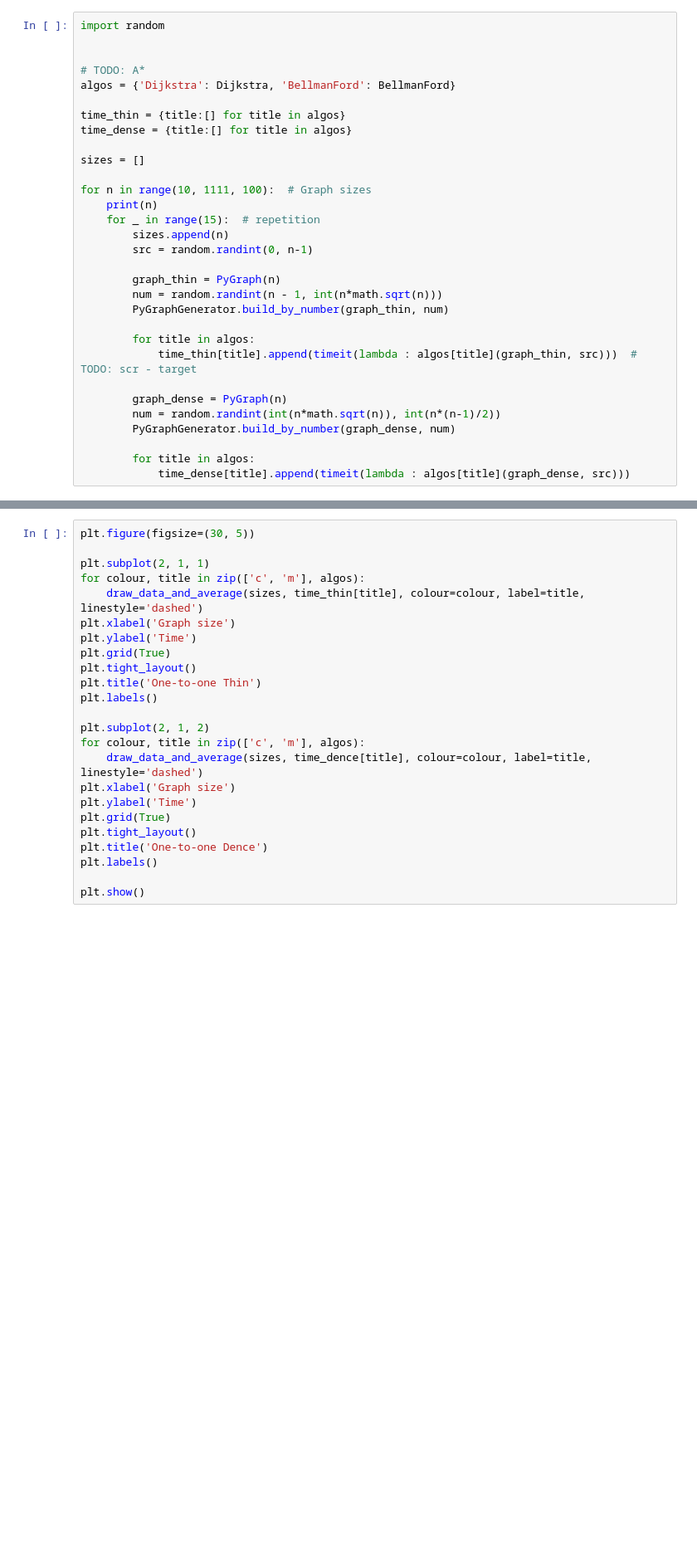
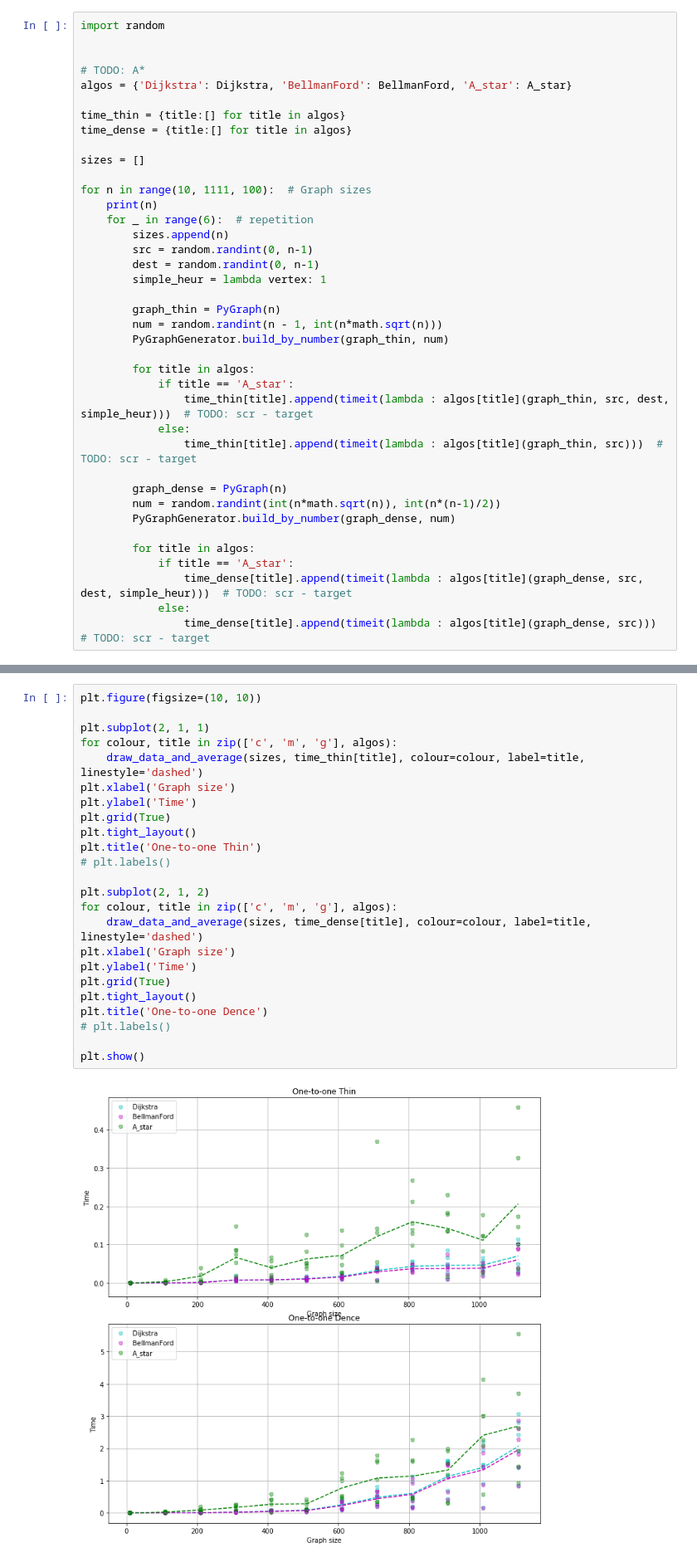
Before and after one commit to k4black/lab2_shortest_path, a Jupyter notebook: shortest_path.ipynb, the cells around one changed output, grey strips where cells are left out. Shown: that part at 83% size. Cells and saved outputs as stored; diff of their text form; blank space fills up the shorter version.

```diff
--- a/shortest_path.ipynb
+++ b/shortest_path.ipynb
@@ -141,7 +156,7 @@ import random
 
 
 # TODO: A*
-algos = {'Dijkstra': Dijkstra, 'BellmanFord': BellmanFord}
+algos = {'Dijkstra': Dijkstra, 'BellmanFord': BellmanFord, 'A_star': A_star}
 
 time_thin = {title:[] for title in algos}
 time_dense = {title:[] for title in algos}
@@ -150,20 +165,28 @@ sizes = []
 
 for n in range(10, 1111, 100):  # Graph sizes
     print(n)
-    for _ in range(15):  # repetition
+    for _ in range(6):  # repetition
         sizes.append(n)
         src = random.randint(0, n-1)
+        dest = random.randint(0, n-1)
+        simple_heur = lambda vertex: 1
 
         graph_thin = PyGraph(n)
         num = random.randint(n - 1, int(n*math.sqrt(n)))
         PyGraphGenerator.build_by_number(graph_thin, num)
 
         for title in algos:
-            time_thin[title].append(timeit(lambda : algos[title](graph_thin, src)))  # TODO: scr - target
+            if title == 'A_star':
+                time_thin[title].append(timeit(lambda : algos[title](graph_thin, src, dest, simple_heur)))  # TODO: scr - target
+            else:
+                time_thin[title].append(timeit(lambda : algos[title](graph_thin, src)))  # TODO: scr - target
 
         graph_dense = PyGraph(n)
         num = random.randint(int(n*math.sqrt(n)), int(n*(n-1)/2))
         PyGraphGenerator.build_by_number(graph_dense, num)
 
         for title in algos:
-            time_dense[title].append(timeit(lambda : algos[title](graph_dense, src)))
+            if title == 'A_star':
+                time_dense[title].append(timeit(lambda : algos[title](graph_dense, src, dest, simple_heur)))  # TODO: scr - target
+            else:
+                time_dense[title].append(timeit(lambda : algos[title](graph_dense, src)))  # TODO: scr - target
@@ -170,24 +206,26 @@ for n in range(10, 1111, 100):  # Graph sizes
 # %%
-plt.figure(figsize=(30, 5))
+plt.figure(figsize=(10, 10))
 
 plt.subplot(2, 1, 1)
-for colour, title in zip(['c', 'm'], algos):
+for colour, title in zip(['c', 'm', 'g'], algos):
     draw_data_and_average(sizes, time_thin[title], colour=colour, label=title, linestyle='dashed')
 plt.xlabel('Graph size')
 plt.ylabel('Time')
 plt.grid(True)
 plt.tight_layout()
 plt.title('One-to-one Thin')
-plt.labels()
+# plt.labels()
 
 plt.subplot(2, 1, 2)
-for colour, title in zip(['c', 'm'], algos):
-    draw_data_and_average(sizes, time_dence[title], colour=colour, label=title, linestyle='dashed')
+for colour, title in zip(['c', 'm', 'g'], algos):
+    draw_data_and_average(sizes, time_dense[title], colour=colour, label=title, linestyle='dashed')
 plt.xlabel('Graph size')
 plt.ylabel('Time')
 plt.grid(True)
 plt.tight_layout()
 plt.title('One-to-one Dence')
-plt.labels()
+# plt.labels()
 
 plt.show()
+# %% [output]
+[figure, added]
```
Also changed, not shown: parts of 10 cells of this notebook, 6 other files.
